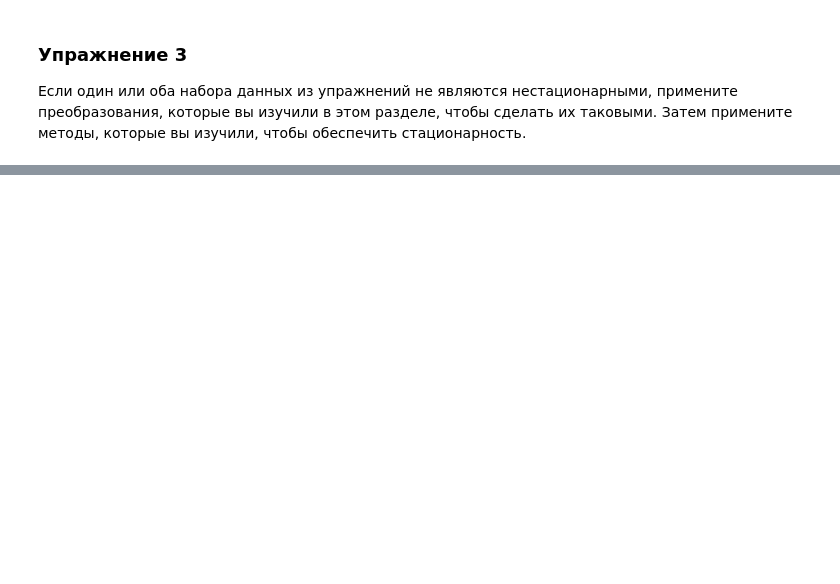
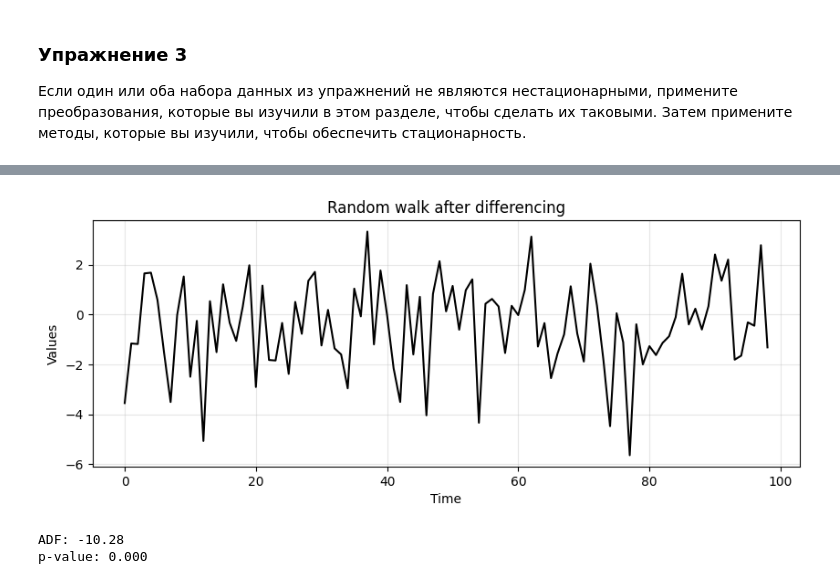
Before and after one commit to QS1lE/ml_time.series.2, a Jupyter notebook: practice 2/2 stationarity.ipynb, the cells around one changed output, grey strips where cells are left out. Cells and saved outputs as stored; diff of their text form; code cells hidden in the pictures; blank space fills up the shorter version.

```diff
--- a/practice 2/2 stationarity.ipynb
+++ b/practice 2/2 stationarity.ipynb
@@ -1019,0 +1132,13 @@ Chunk    | Mean          | Variance
+# %%
+difference_ts2 = stationarity_ts2[:-1] - stationarity_ts2[1:]
+# %%
+run_sequence_plot(time2[:-1], difference_ts2, title="Random walk after differencing");
+# %% [output]
+[figure, added]
+# %%
+adf, pvalue, _, _, _, _ = adfuller(difference_ts2)
+print(f"ADF: {adf:.2f}")
+print(f"p-value: {pvalue:.3f}")
+# %% [output]
+ADF: -10.28
+p-value: 0.000
```
Also changed, not shown: parts of 22 cells of this notebook.
